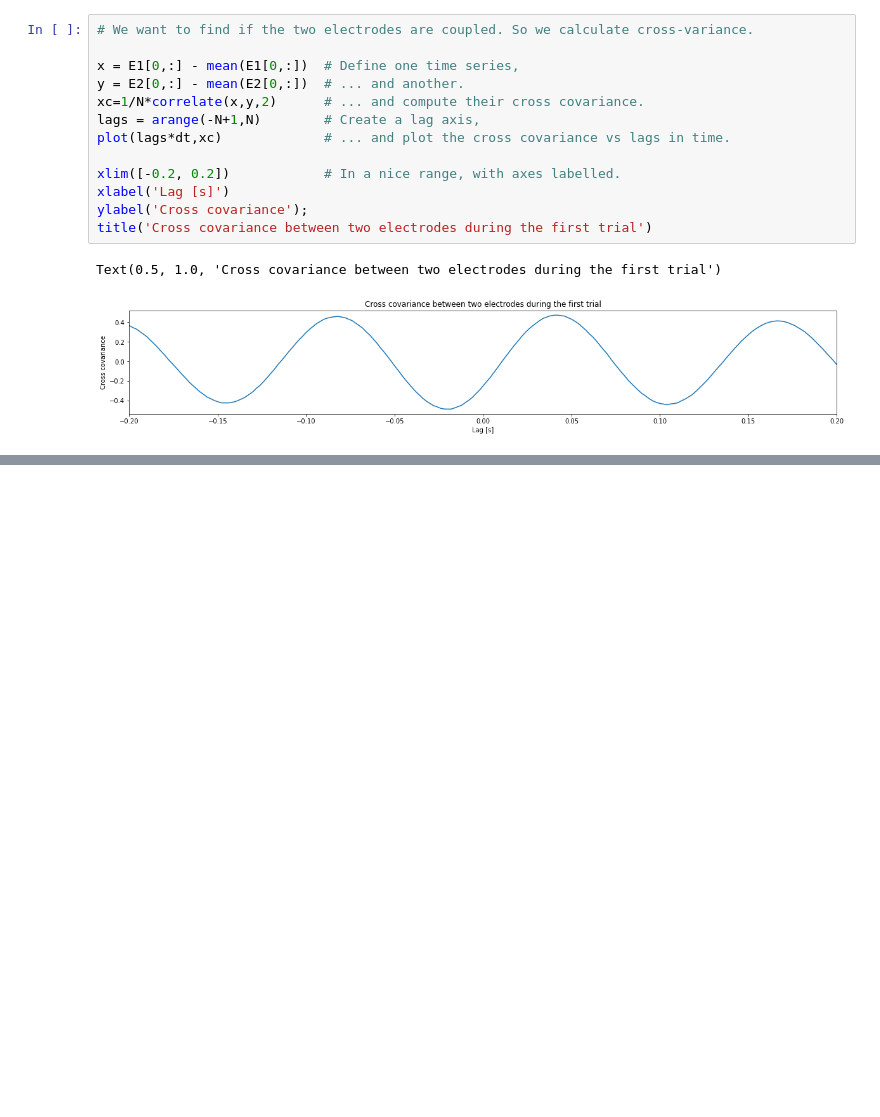
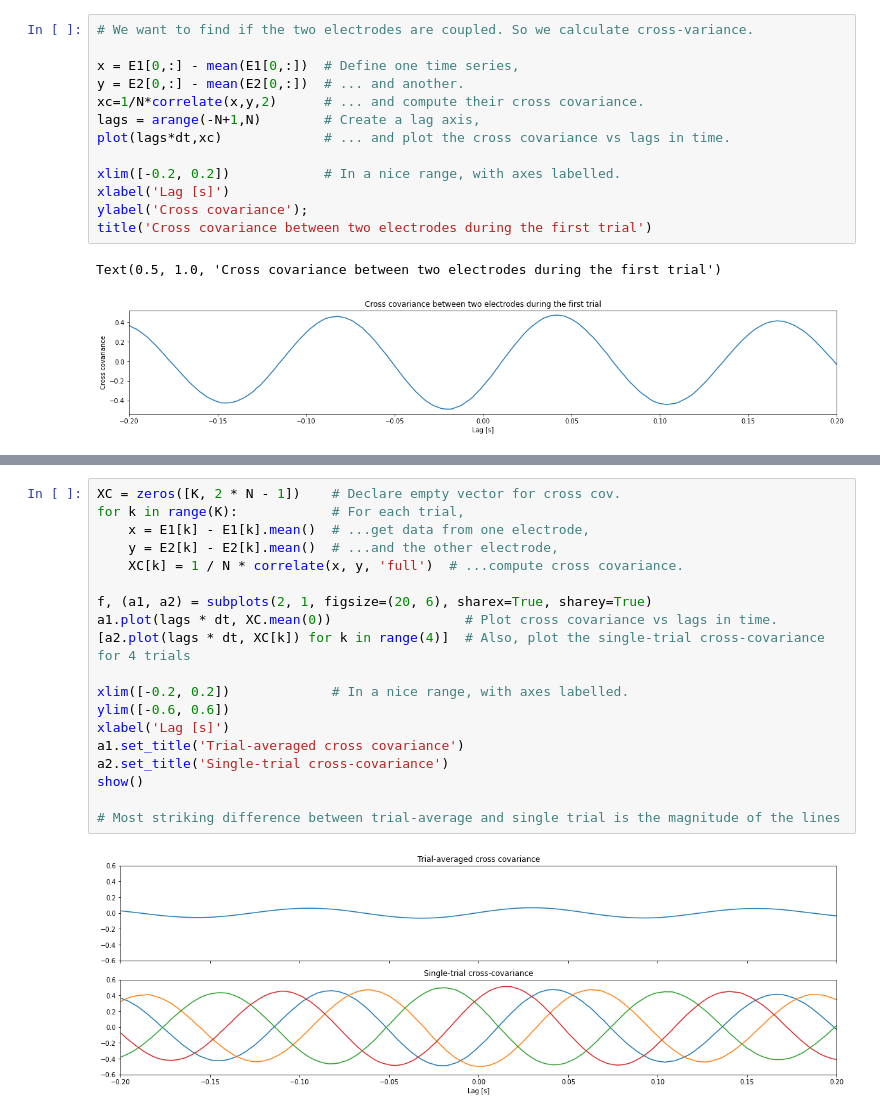
Before and after one commit to npinak/EEG, a Jupyter notebook: Python/Analysis-of-Coupled-Rhythms/Analysis_of_Coupled_Rhythms.ipynb, the cells around one changed output, grey strips where cells are left out. Cells and saved outputs as stored; diff of their text form; blank space fills up the shorter version.

```diff
--- a/Python/Analysis-of-Coupled-Rhythms/Analysis_of_Coupled_Rhythms.ipynb
+++ b/Python/Analysis-of-Coupled-Rhythms/Analysis_of_Coupled_Rhythms.ipynb
@@ -176,0 +181,21 @@ Text(0.5, 1.0, 'Cross covariance between two electrodes during the first trial')
+# %%
+XC = zeros([K, 2 * N - 1])    # Declare empty vector for cross cov.
+for k in range(K):            # For each trial,
+    x = E1[k] - E1[k].mean()  # ...get data from one electrode,
+    y = E2[k] - E2[k].mean()  # ...and the other electrode,
+    XC[k] = 1 / N * correlate(x, y, 'full')  # ...compute cross covariance.
+
+f, (a1, a2) = subplots(2, 1, figsize=(20, 6), sharex=True, sharey=True)
+a1.plot(lags * dt, XC.mean(0))                 # Plot cross covariance vs lags in time.
+[a2.plot(lags * dt, XC[k]) for k in range(4)]  # Also, plot the single-trial cross-covariance for 4 trials
+
+xlim([-0.2, 0.2])             # In a nice range, with axes labelled.
+ylim([-0.6, 0.6])
+xlabel('Lag [s]')
+a1.set_title('Trial-averaged cross covariance')
+a2.set_title('Single-trial cross-covariance')
+show()
+
+# Most striking difference between trial-average and single trial is the magnitude of the lines
+# %% [output]
+[figure, added]
```
Also changed, not shown: parts of 10 cells of this notebook, 2 other files.
